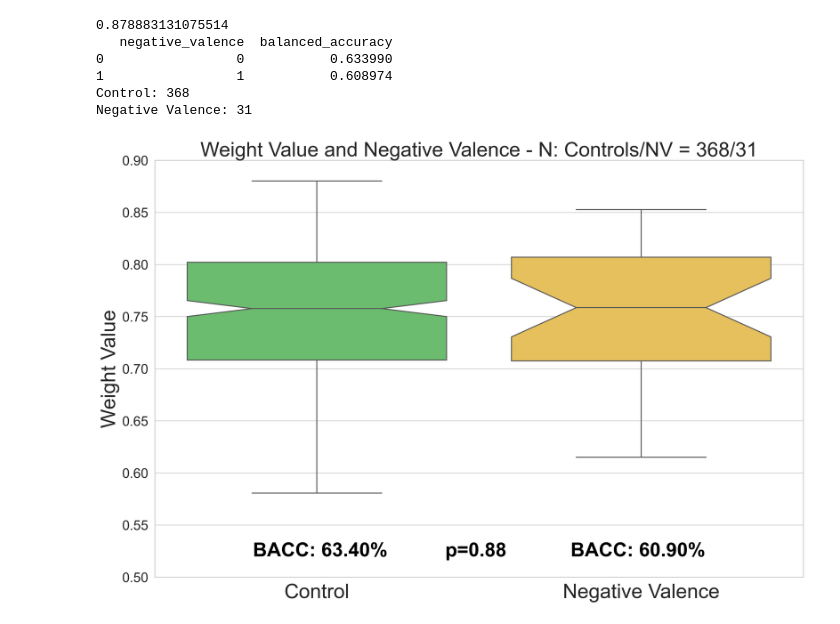
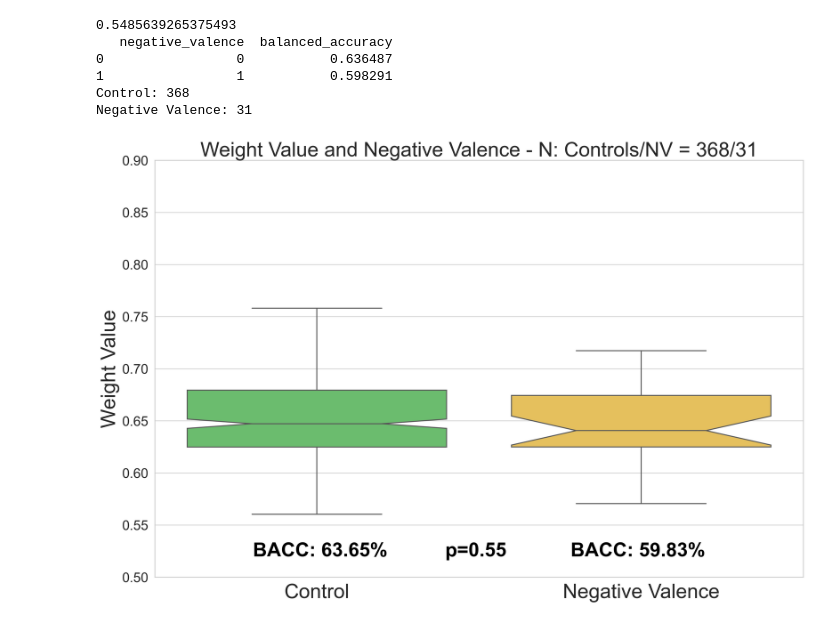
Before and after one commit to MaggiePas/sample_weighting, a Jupyter notebook: Plots_ncanda_sample_weighting.ipynb, the cells around one changed output. Drawn from its saved outputs; the diff is of its cells as text; code cells hidden in the pictures.

Commit message:
Updated NCANDA code spectral and baselines

```diff
--- a/Plots_ncanda_sample_weighting.ipynb
+++ b/Plots_ncanda_sample_weighting.ipynb
@@ -116,14 +121,14 @@ np.random.seed(run_with_seed)
 random.seed(run_with_seed)
 np.random.seed(run_with_seed)
 
-input_data = pd.read_csv("./analysis/weight_val_knn_30_eigenbasis_13_centering_0.75_ncanda.csv")
+input_data = pd.read_csv("./analysis/weight_val_knn_50_eigenbasis_13_centering_0.65_ncanda.csv")
 
 print(input_data.columns)
 
 input_data_feats = pd.read_csv("graph_factors_raw.csv")
 input_data_feats = input_data_feats.drop_duplicates(subset='subject', keep='last')
 
-input_data_preds = pd.read_csv("./analysis/weights_pred_knn_30_eigenbasis_13_centering_0.75_ncanda.csv")
+input_data_preds = pd.read_csv("./analysis/weights_pred_knn_50_eigenbasis_13_centering_0.65_ncanda.csv")
 input_data_preds = input_data_preds[['subject', 'Labels', 'Prediction']]
 
 bin_labels_5 = [0, 1, 2, 3, 4]
@@ -170,7 +175,7 @@ labels = kmeans.labels_
 df_clustered['subject'] = df_id.values
 
 # Save to csv
-df_clustered.to_csv('clustered_ncanda_11_08.csv', index=False)
+df_clustered.to_csv('clustered_ncanda_3_2.csv', index=False)
 
 # Plotting the cluster centers and the data points on a 2D plane
 plt.scatter(df_clustered['sex_x'], df_clustered['ses'], c=labels, cmap='viridis')
@@ -590,7 +611,7 @@ input_data_feats = input_data_feats[['subject', 'negative_valence']]
 
 input_data_feats['negative_valence'] = input_data_feats['negative_valence'].astype(int)
 
-input_data = pd.read_csv("./merged_data_ncanda_11_08.csv")
+input_data = pd.read_csv("./merged_data_ncanda_3_2.csv")
 
 merged = pd.merge(input_data, input_data_feats, on='subject')
 
@@ -626,35 +647,35 @@ plt.text(0,merged['weight_val'].min(), bacc_label_0, horizontalalignment='center
 
 bacc_label_1 = balanced_accuracy[balanced_accuracy['negative_valence']==1]*100
 bacc_label_1 = bacc_label_1['balanced_accuracy']
 bacc_label_1 = f'BACC: {bacc_label_1.item():.2f}%'
 plt.text(1,merged['weight_val'].min(), bacc_label_1, horizontalalignment='center', size='xx-large', color='black', weight='semibold',
         position=(0.99, 0.52))
 
 
 # Set the title and labels
 plt.title(f'Weight Value and Negative Valence - N: Controls/NV = {control_trauma}/{positive_trauma}', fontsize=30)
 plt.xlabel('', fontsize=30)
 plt.ylabel('Weight Value', fontsize=30)
 
 # Move the legend to an empty space
 # plt.legend(title='Sex', bbox_to_anchor=(1.05, 1), loc='upper left', fontsize=20)
 
 new_labels = ["Control", "Negative Valence"]
 box_plot.set_xticklabels(new_labels, fontsize=30)
 box_plot.set_ylim(0.50,0.9)
 plt.yticks(fontsize=20)
 # Display the plot
 plt.tight_layout()
 
 # Saving the updated plot
-modern_plot_path = './plots_lab_data/boxplot_weights_negative_valence_bacc_ncanda.png'
+modern_plot_path = './plots_lab_data/boxplot_weights_negative_valence_bacc_ncanda_50_0.65.png'
 plt.savefig(modern_plot_path, bbox_inches='tight', dpi=300)
 plt.show()
 # %% [output]
-0.878883131075514
+0.5485639265375493
    negative_valence  balanced_accuracy
-0                 0           0.633990
-1                 1           0.608974
+0                 0           0.636487
+1                 1           0.598291
 Control: 368
 Negative Valence: 31
-[figure, old version]
+[figure, new version]
```
Also changed, not shown: parts of 15 cells of this notebook, 3 other files.
